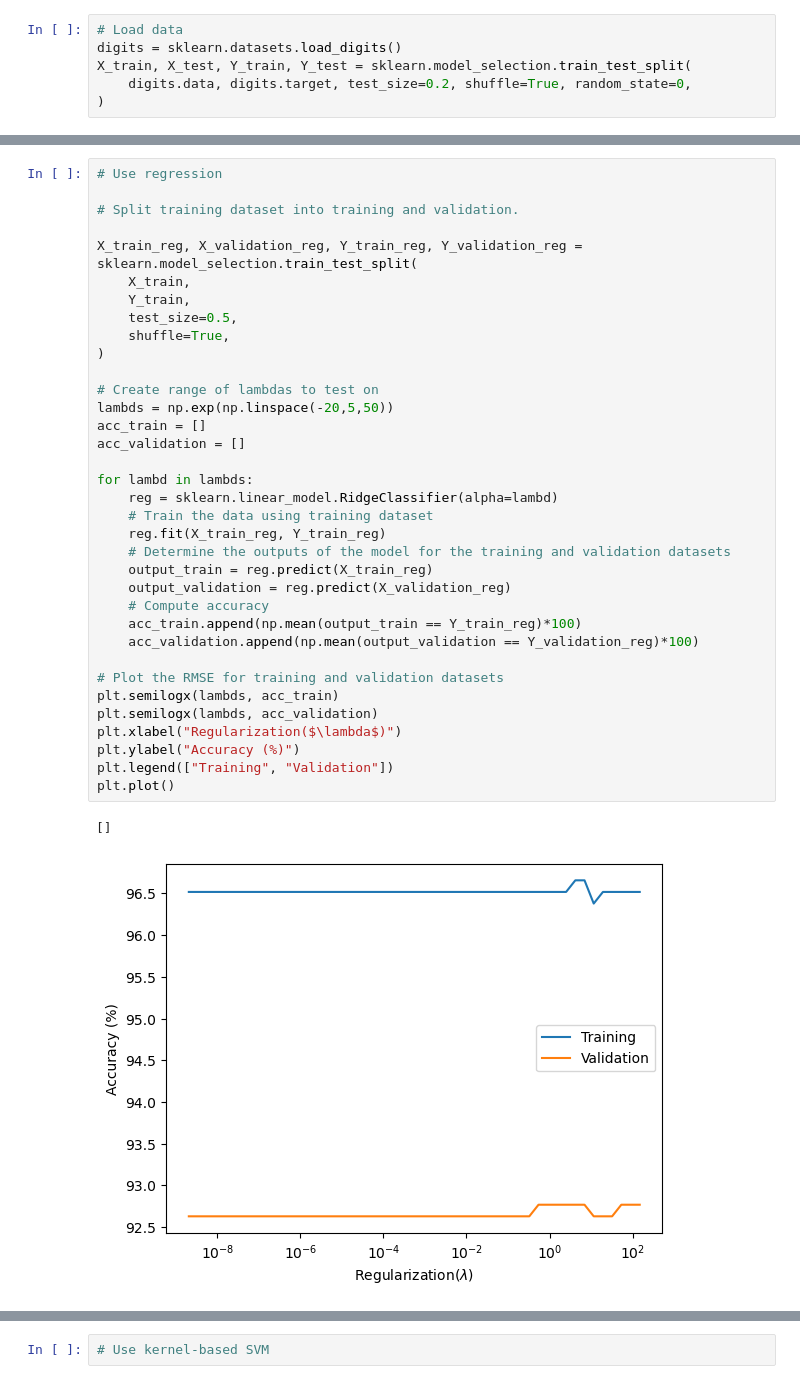
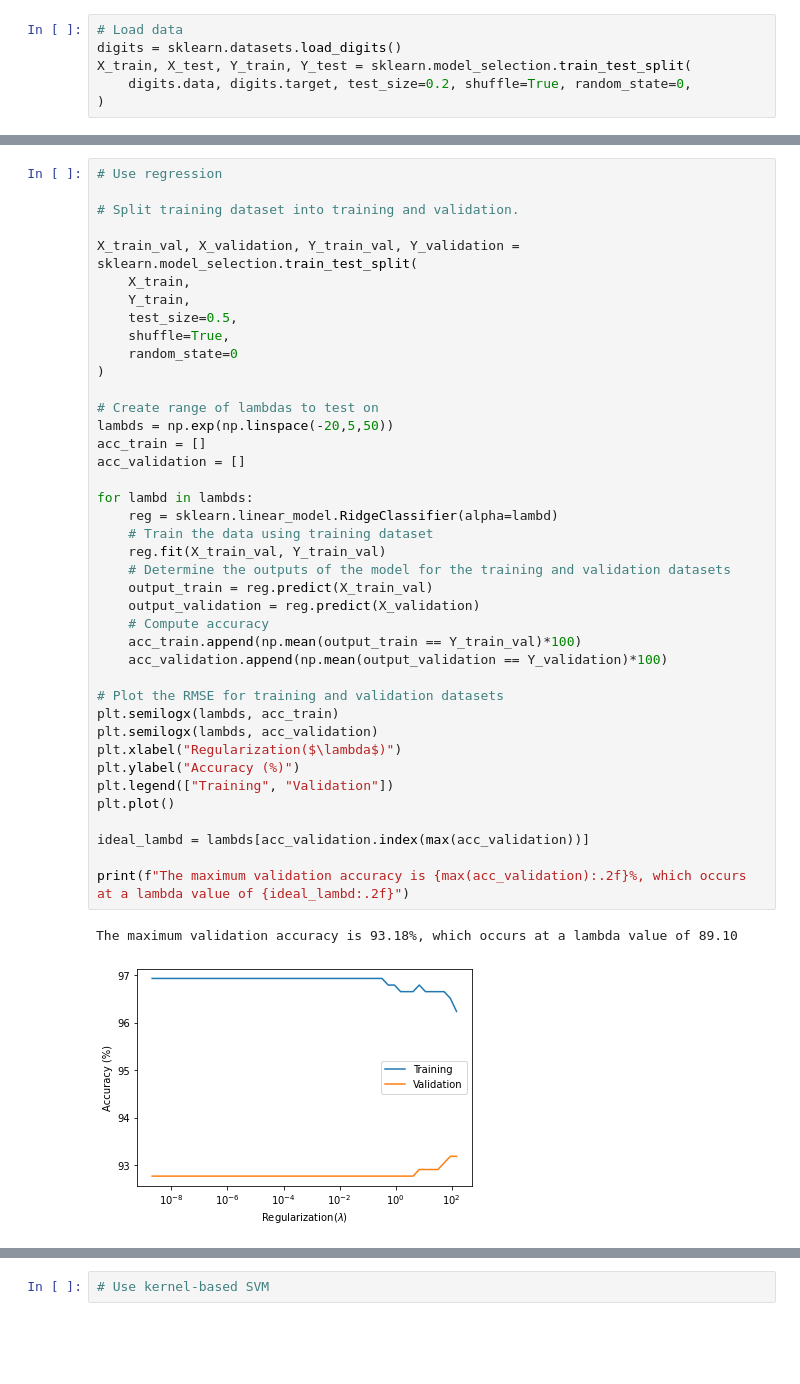
Before and after one commit to calvinhtr/SYDE_522, a Jupyter notebook: Assignment_3/Assignment 3.ipynb, the cells around one changed output, grey strips where cells are left out. Saved outputs shown, nothing was run; the diff lists cells and outputs as text; blank space fills up the shorter version.

```diff
--- a/Assignment_3/Assignment 3.ipynb
+++ b/Assignment_3/Assignment 3.ipynb
@@ -621,38 +621,43 @@ The most accurate Perceptron occurs at a learning rate of 1 and has an accuracy
 # %%
 # Use regression
 
 # Split training dataset into training and validation.
 
-X_train_reg, X_validation_reg, Y_train_reg, Y_validation_reg = sklearn.model_selection.train_test_split(
+X_train_val, X_validation, Y_train_val, Y_validation = sklearn.model_selection.train_test_split(
     X_train,
     Y_train,
     test_size=0.5,
     shuffle=True,
+    random_state=0
 )
 
 # Create range of lambdas to test on
 lambds = np.exp(np.linspace(-20,5,50))
 acc_train = []
 acc_validation = []
 
 for lambd in lambds:
     reg = sklearn.linear_model.RidgeClassifier(alpha=lambd)
     # Train the data using training dataset
-    reg.fit(X_train_reg, Y_train_reg)
+    reg.fit(X_train_val, Y_train_val)
     # Determine the outputs of the model for the training and validation datasets
-    output_train = reg.predict(X_train_reg)
-    output_validation = reg.predict(X_validation_reg)
+    output_train = reg.predict(X_train_val)
+    output_validation = reg.predict(X_validation)
     # Compute accuracy
-    acc_train.append(np.mean(output_train == Y_train_reg)*100)
-    acc_validation.append(np.mean(output_validation == Y_validation_reg)*100)
+    acc_train.append(np.mean(output_train == Y_train_val)*100)
+    acc_validation.append(np.mean(output_validation == Y_validation)*100)
 
 # Plot the RMSE for training and validation datasets
 plt.semilogx(lambds, acc_train)
 plt.semilogx(lambds, acc_validation)
 plt.xlabel("Regularization($\lambda$)")
 plt.ylabel("Accuracy (%)")
 plt.legend(["Training", "Validation"])
 plt.plot()
+
+ideal_lambd = lambds[acc_validation.index(max(acc_validation))]
+
+print(f"The maximum validation accuracy is {max(acc_validation):.2f}%, which occurs at a lambda value of {ideal_lambd:.2f}")
 # %% [output]
-[]
+The maximum validation accuracy is 93.18%, which occurs at a lambda value of 89.10
-[figure, old version]
+[figure, new version]
```
Also changed, not shown: parts of 13 cells of this notebook.
